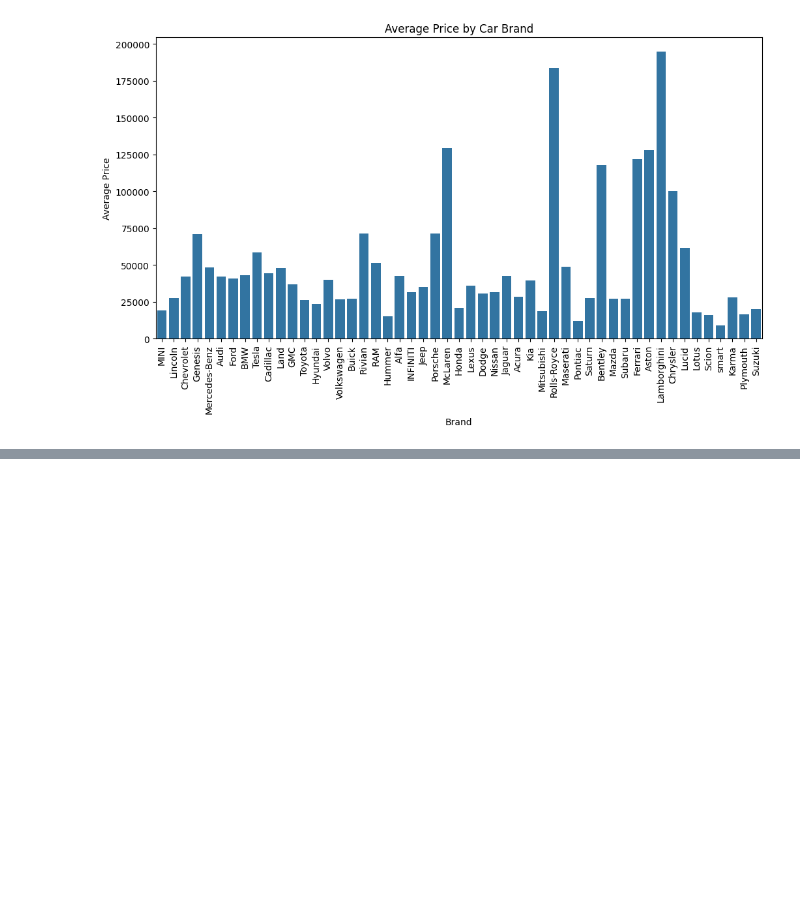
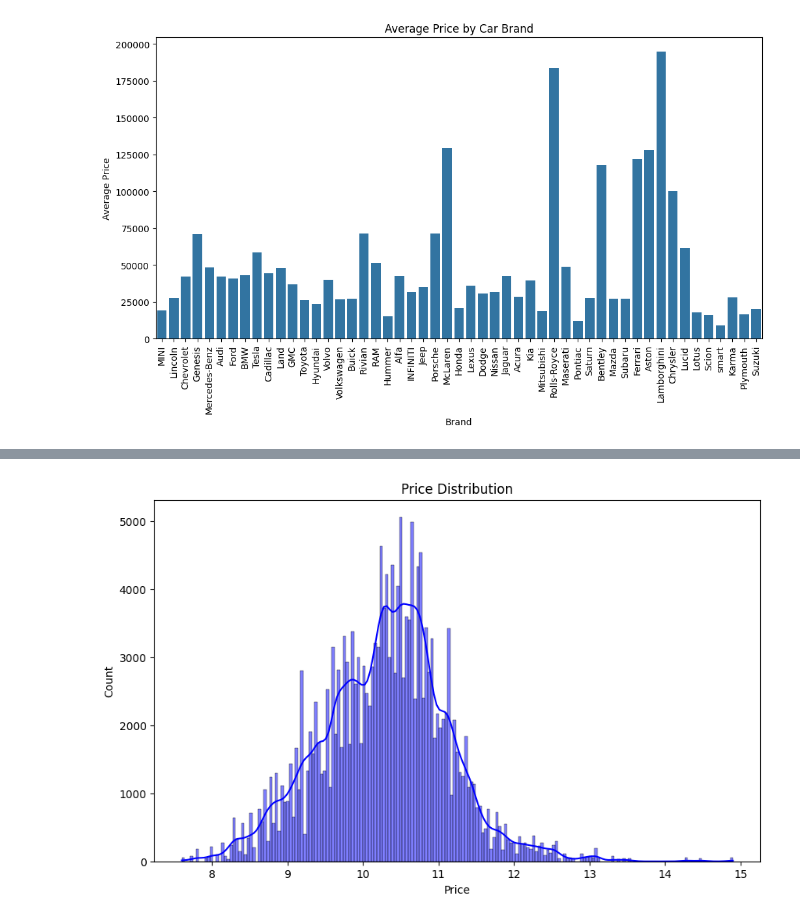
Before and after one commit to s669799/DAT158-MLproject, a Jupyter notebook: Cars.ipynb, the cells around one changed output, grey strips where cells are left out. Cells and saved outputs as stored; diff of their text form; code cells hidden in the pictures; blank space fills up the shorter version.

```diff
--- a/Cars.ipynb
+++ b/Cars.ipynb
@@ -393,0 +426,11 @@ model = RandomForestRegressor(n_estimators=100, random_state=42)
+# %%
+# Log (Natural logarithm) transform the highly skewed target variable (price)
+df_train['price'] = np.log1p(df_train['price'])
+
+plt.figure(figsize=(10, 6))
+sns.histplot(df_train['price'], kde=True, color='blue')
+plt.title('Price Distribution')
+plt.xlabel('Price')
+plt.show()
+# %% [output]
+[figure, added]
```
Also changed, not shown: parts of 16 cells of this notebook.
